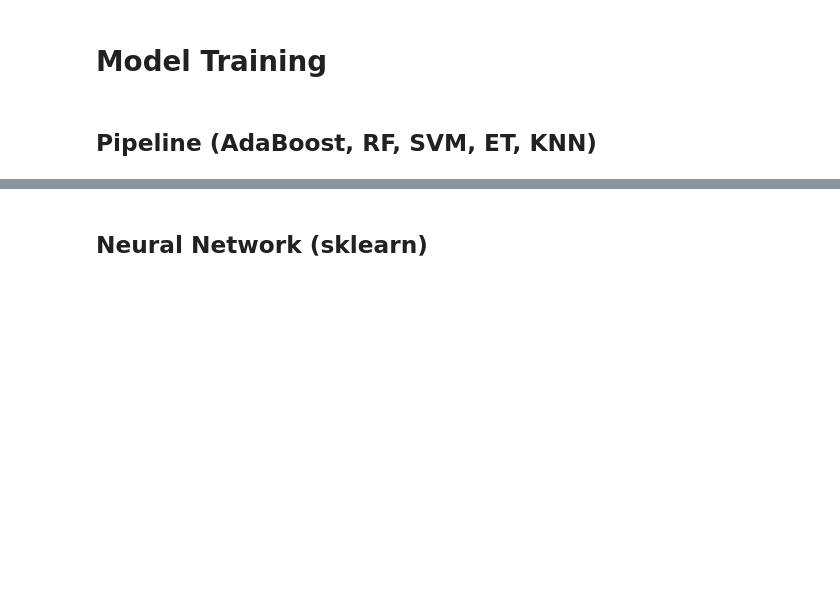
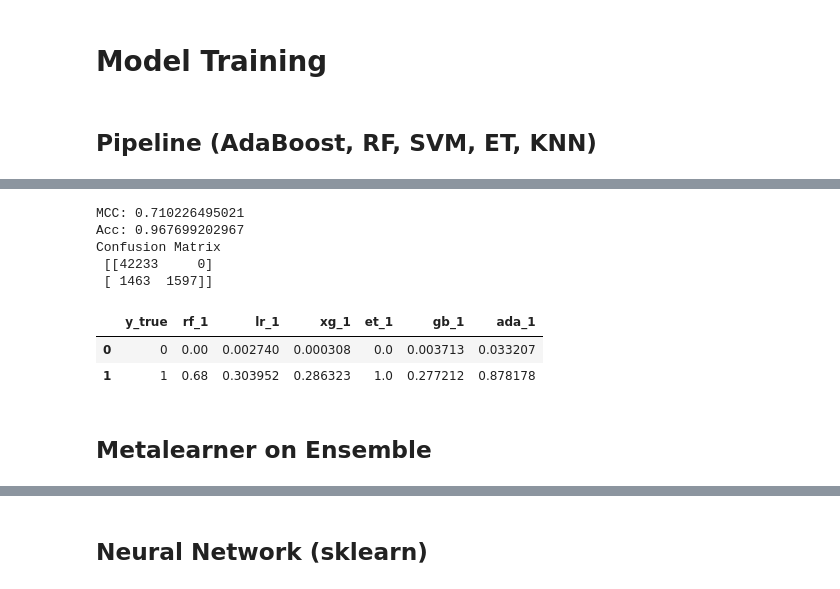
Before and after one commit to nix2919/Criminal-HackerEarth, a Jupyter notebook: Criminal.ipynb, the cells around one changed output, grey strips where cells are left out. Saved outputs shown, nothing was run; the diff lists cells and outputs as text; code cells hidden in the pictures; blank space fills up the shorter version.

Commit message:
Ensemble with Meta Learner

```diff
--- a/Criminal.ipynb
+++ b/Criminal.ipynb
@@ -339,3 +363,7 @@ print(imp_feats)
+# %%
+X = X[imp_feats]
+X_train = X_train[imp_feats]
+X_test = X_test[imp_feats]
 # %% [markdown]
 ### Feature Selection
 # %%
@@ -495,0 +467,19 @@ Confusion Matrix
+# %%
+def get_models():
+    rf = RandomForestClassifier(n_estimators=100)
+    et = ExtraTreesClassifier(n_estimators=100)
+    xg = xgb.XGBClassifier()
+    ada = AdaBoostClassifier(base_estimator=et)
+    gb = GradientBoostingClassifier(n_estimators=100)
+    lr = LogisticRegression()
+
+    models = {
+        'rf': rf,
+        'lr': lr,
+        'xg': xg,
+        'et': et,
+        'gb': gb,
+        'ada': ada
+    }
+
+    return models
@@ -495,0 +517,3 @@ Confusion Matrix
+# %%
+models = get_models()
+pred_all, trained_models = predict_all(models, X_train, y_train, X_test, y_test, True) # Probability True/False
@@ -495,0 +532,26 @@ Confusion Matrix
+# %%
+from numpy import nanmean
+
+pred_all['final'] = pred_all.loc[:,'rf':'ada'].apply(lambda row: round(nanmean(row.values)), axis=1)
+
+print('MCC:', matthews_corrcoef(pred_all['y_true'], pred_all['final']))
+print('Acc:', accuracy_score(pred_all['y_true'], pred_all['final']))
+print('Confusion Matrix\n', confusion_matrix(pred_all['y_true'], pred_all['final']))
+# %% [output]
+MCC: 0.710226495021
+Acc: 0.967699202967
+Confusion Matrix
+ [[42233     0]
+ [ 1463  1597]]
+# %%
+try:
+    del pred_all['final']
+except:
+    pass
+pred_all.head(2)
+# %% [output]
+|  | y_true | rf_1 | lr_1 | xg_1 | et_1 | gb_1 | ada_1 |
+| 0 | 0 | 0.00 | 0.002740 | 0.000308 | 0.0 | 0.003713 | 0.033207 |
+| 1 | 1 | 0.68 | 0.303952 | 0.286323 | 1.0 | 0.277212 | 0.878178 |
+# %% [markdown]
+## Metalearner on Ensemble
```
Also changed, not shown: parts of 33 cells of this notebook, 4 other files.
